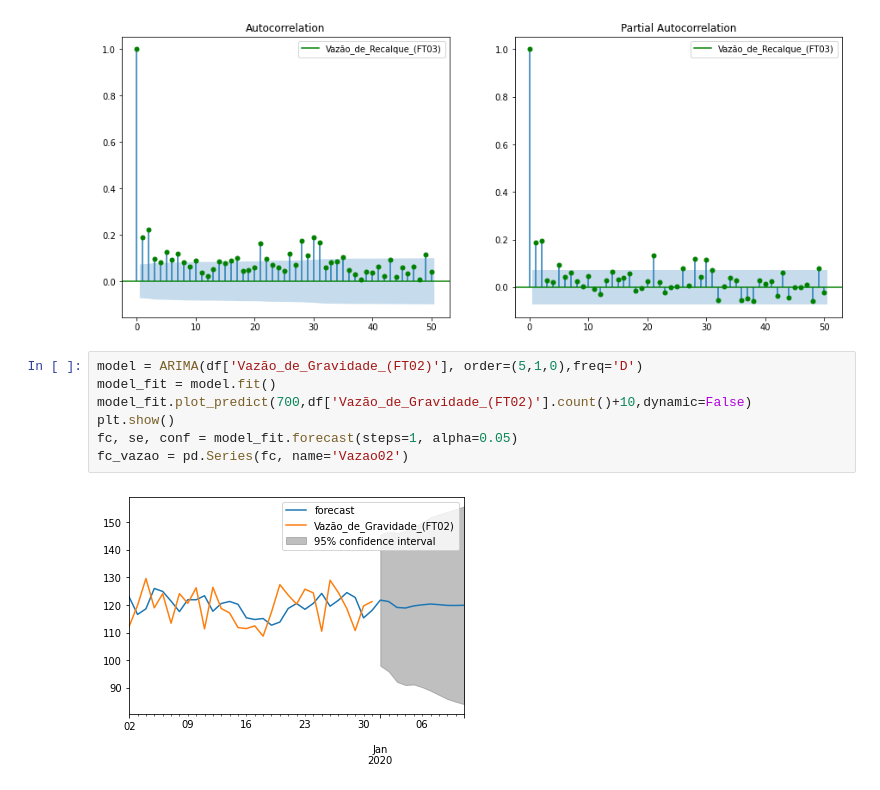
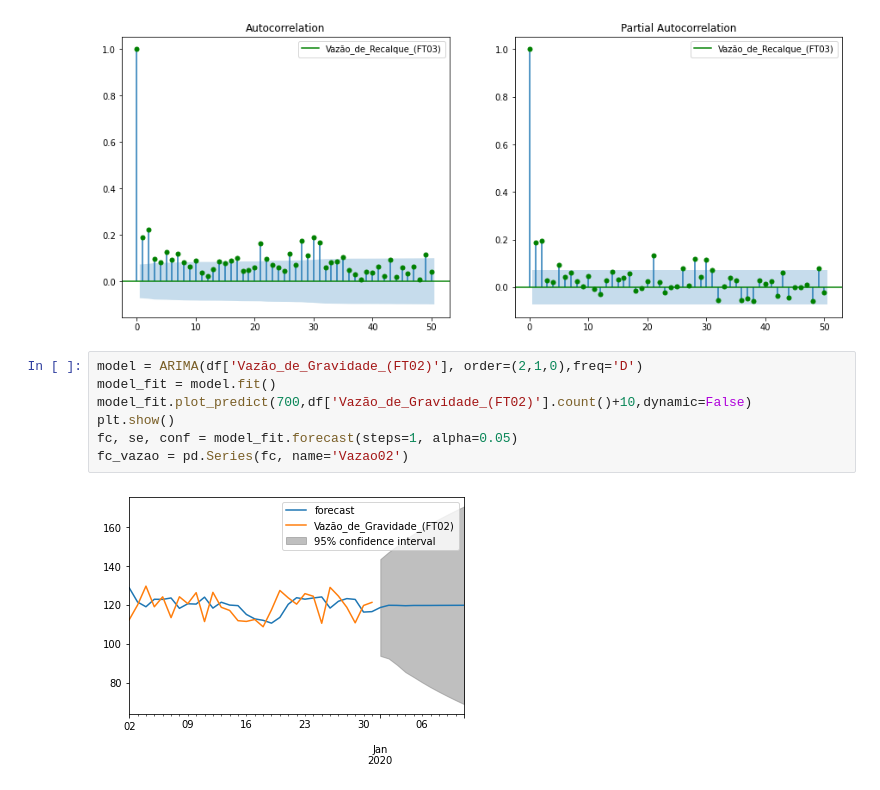
Before and after one commit to MarceloAvanzi/Time-Series-Forecast, a Jupyter notebook: AnaliseDados.ipynb, the cells around one changed output. Cells and saved outputs as stored; diff of their text form.

```diff
--- a/AnaliseDados.ipynb
+++ b/AnaliseDados.ipynb
@@ -69,11 +69,11 @@ plt.show()
 # %% [output]
 [figure]
 # %%
-model = ARIMA(df['Vazão_de_Gravidade_(FT02)'], order=(5,1,0),freq='D')
+model = ARIMA(df['Vazão_de_Gravidade_(FT02)'], order=(2,1,0),freq='D')
 model_fit = model.fit()
 model_fit.plot_predict(700,df['Vazão_de_Gravidade_(FT02)'].count()+10,dynamic=False)
 plt.show()
 fc, se, conf = model_fit.forecast(steps=1, alpha=0.05)
 fc_vazao = pd.Series(fc, name='Vazao02')
 # %% [output]
-[figure, old version]
+[figure, new version]
```
Also changed, not shown: 4 other files.
